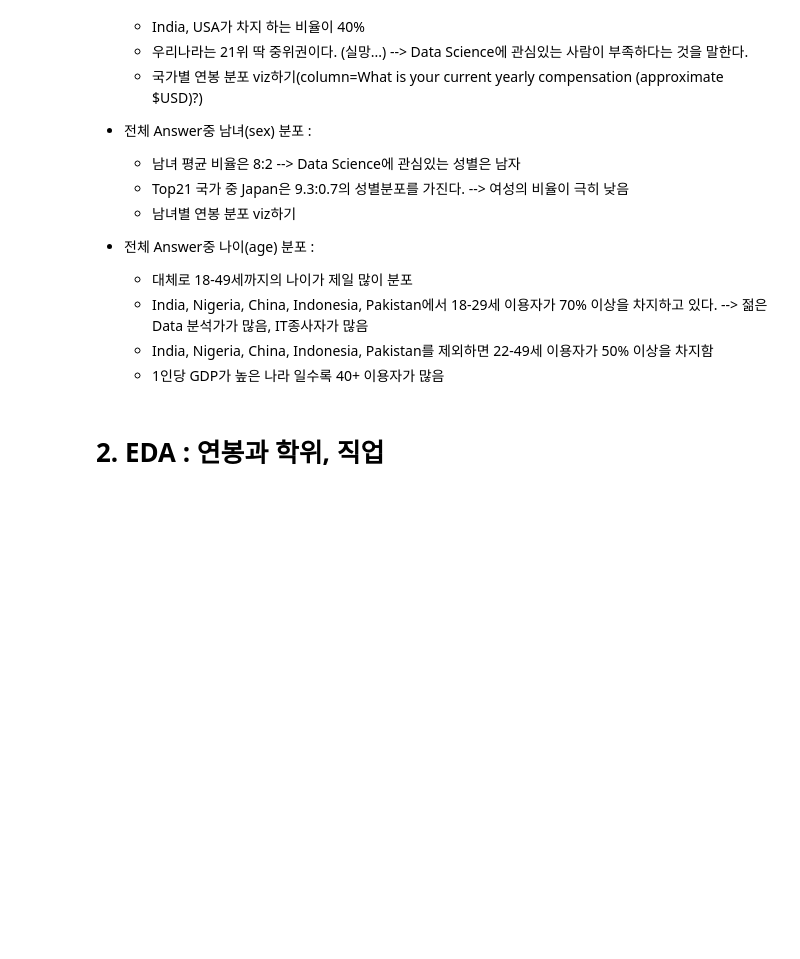
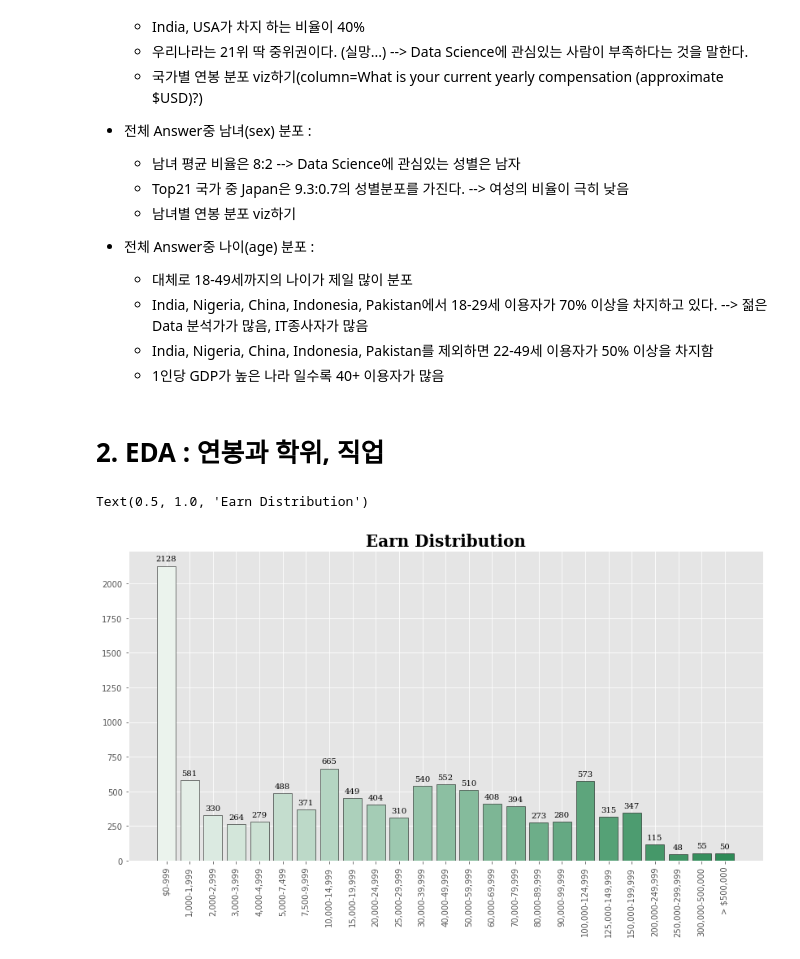
Before and after one commit to O-Kpy/Project, a Jupyter notebook: Kaggle_Survey_viz_Project.ipynb, the cells around one changed output. Drawn from its saved outputs; the diff is of its cells as text; code cells hidden in the pictures; blank space fills up the shorter version.

```diff
--- a/Kaggle_Survey_viz_Project.ipynb
+++ b/Kaggle_Survey_viz_Project.ipynb
@@ -123,3 +124,17 @@ Text(0.5, 0.98, 'Distribution of Age by country')
     - 1인당 GDP가 높은 나라 일수록 40+ 이용자가 많음
 # %% [markdown]
 # 2. EDA : 연봉과 학위, 직업
+# %%
+USD = ['$0-999',	'1,000-1,999', '2,000-2,999', '3,000-3,999', '4,000-4,999',	'5,000-7,499', '7,500-9,999', '10,000-14,999',	'15,000-19,999', '20,000-24,999', '25,000-29,999', '30,000-39,999', '40,000-49,999', '50,000-59,999', '60,000-69,999', '70,000-79,999', '80,000-89,999', '90,000-99,999', '100,000-124,999', '125,000-149,999', '150,000-199,999', '200,000-249,999', '250,000-299,999', '300,000-500,000', '> $500,000']
+# %%
+USD_value_counts = data['What is your current yearly compensation (approximate $USD)?'].value_counts()[USD]  # 연봉 value_counts
+
+plt.figure(figsize=(14,7))
+plt.bar(USD_value_counts.index, USD_value_counts, color=sns.light_palette('seagreen', n_colors=len(USD_value_counts.index)), edgecolor='black')
+for j, i in enumerate(USD_value_counts.index):
+  plt.annotate(f"{USD_value_counts[i]}", xy=(j, USD_value_counts[i]+50), ha='center', va='center', fontweight='light', fontfamily='serif')
+plt.xticks(rotation=90)
+plt.title('Earn Distribution', fontdict=font)
+# %% [output]
+Text(0.5, 1.0, 'Earn Distribution')
+[figure, added]
```
Also changed, not shown: parts of 4 cells of this notebook.
